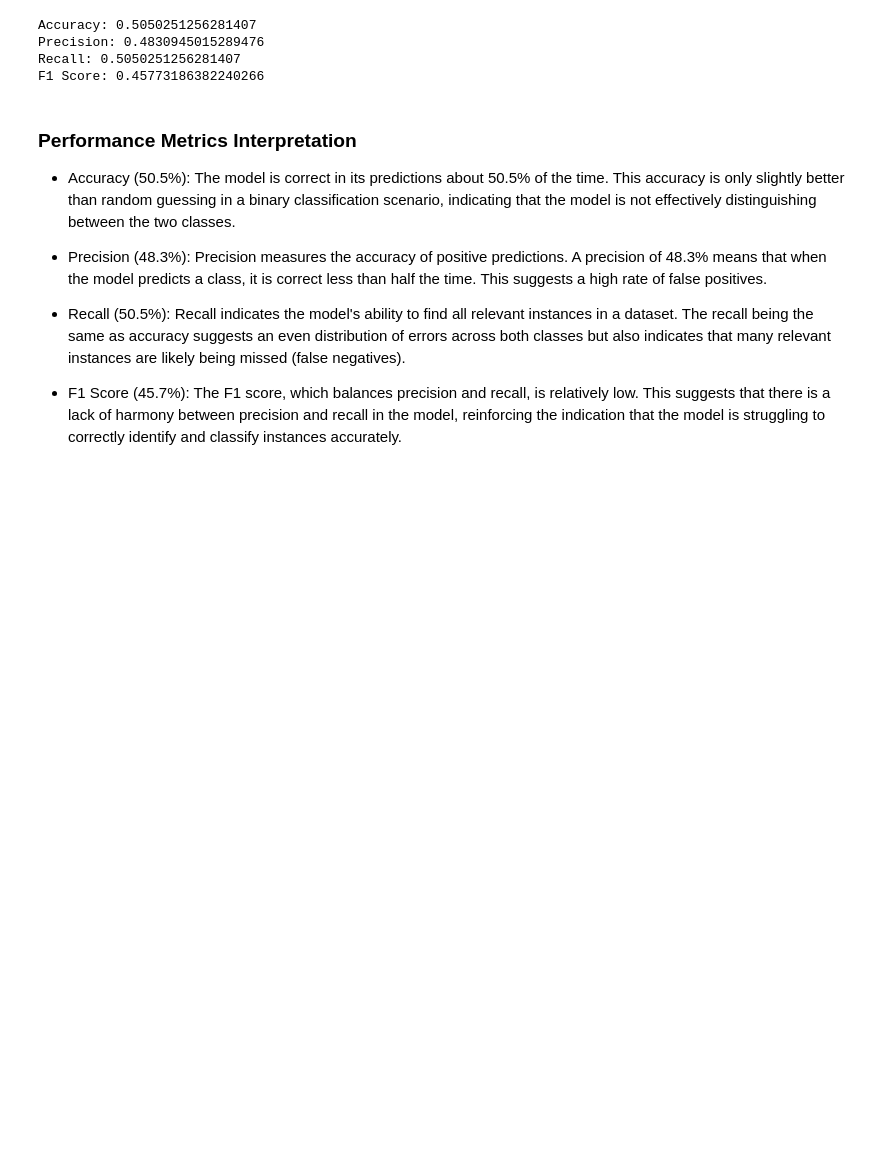
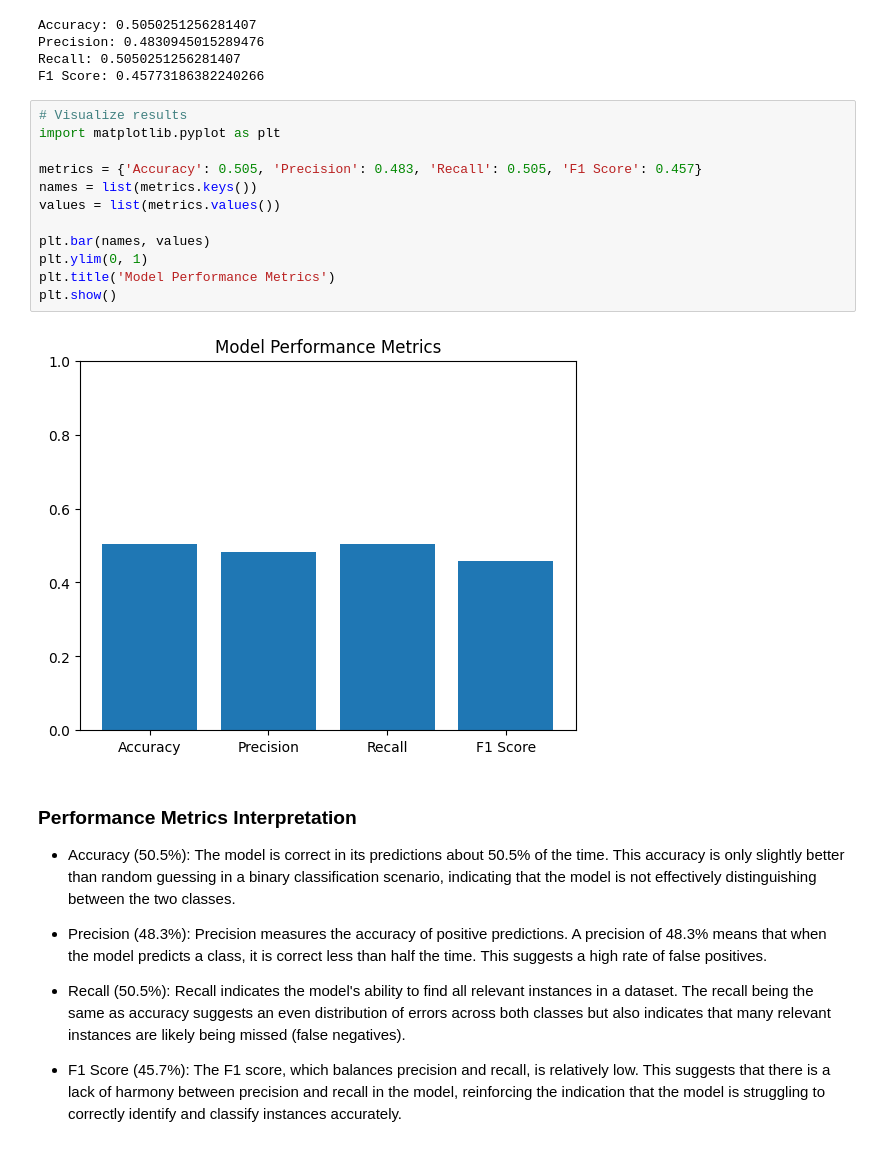
Before and after one commit to pattssun/financial-news-sentiment-analysis, a Jupyter notebook: project.ipynb, the cells around one changed output. Saved outputs shown, nothing was run; the diff lists cells and outputs as text; blank space fills up the shorter version.

```diff
--- a/project.ipynb
+++ b/project.ipynb
@@ -411,6 +432,20 @@ Accuracy: 0.5050251256281407
 Precision: 0.4830945015289476
 Recall: 0.5050251256281407
 F1 Score: 0.45773186382240266
+# %%
+# Visualize results
+import matplotlib.pyplot as plt
+
+metrics = {'Accuracy': 0.505, 'Precision': 0.483, 'Recall': 0.505, 'F1 Score': 0.457}
+names = list(metrics.keys())
+values = list(metrics.values())
+
+plt.bar(names, values)
+plt.ylim(0, 1)
+plt.title('Model Performance Metrics')
+plt.show()
+# %% [output]
+[figure, added]
 # %% [markdown]
 ### Performance Metrics Interpretation
 - Accuracy (50.5%): The model is correct in its predictions about 50.5% of the time. This accuracy is only slightly better than random guessing in a binary classification scenario, indicating that the model is not effectively distinguishing between the two classes.
```
Also changed, not shown: parts of 1 cell of this notebook.
